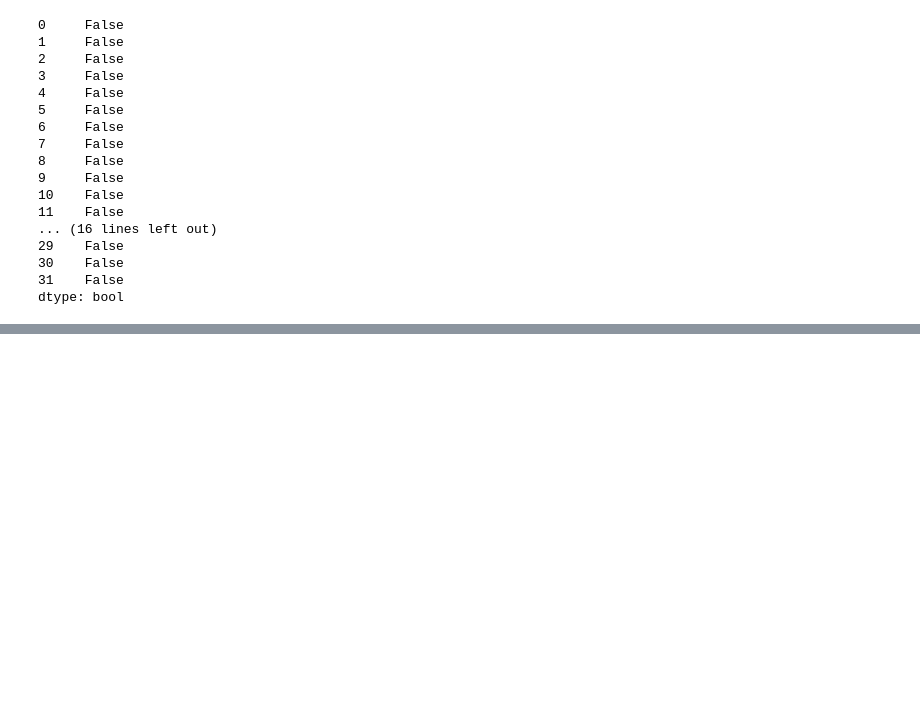
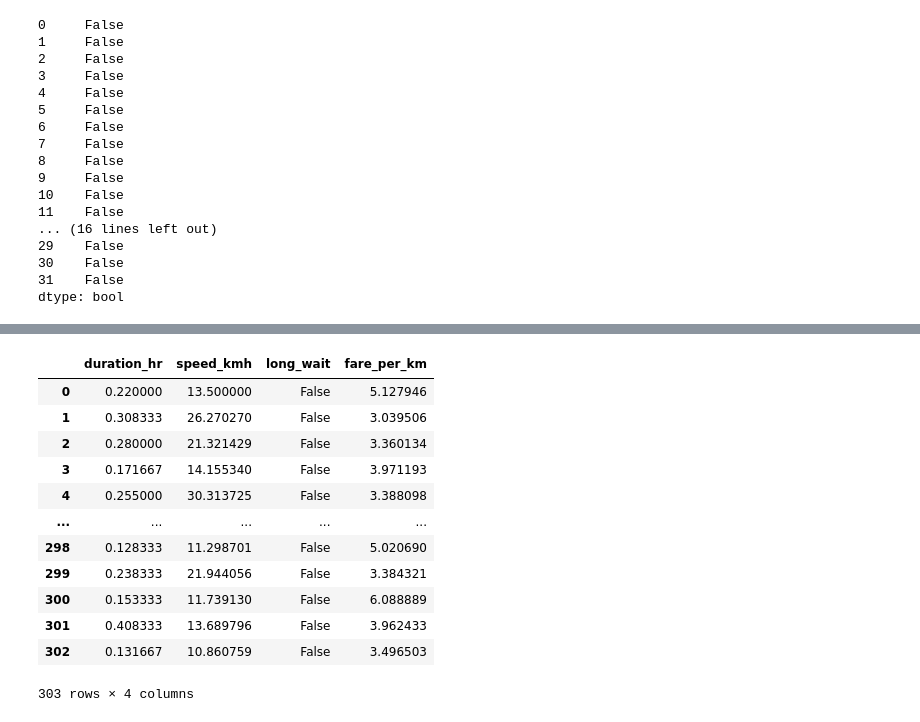
Before and after one commit to XiaomingLiGit/Descriptive-Statistics, a Jupyter notebook: w3/class 6.ipynb, the cells around one changed output, grey strips where cells are left out. Saved outputs shown, nothing was run; the diff lists cells and outputs as text; code cells hidden in the pictures; blank space fills up the shorter version.

```diff
--- a/w3/class 6.ipynb
+++ b/w3/class 6.ipynb
@@ -610,0 +771,27 @@ df.drop_duplicates(inplace = True)
+# %%
+# Create variables only when their meaning is clear and defensible.
+
+# duration_min
+df['duration_hr'] = df['duration_min'] /60
+
+df['speed_kmh'] = df['distance_km'] / df['duration_hr']
+
+df['long_wait'] = df['waiting_time_min'] > 10
+
+df['fare_per_km'] = df['fare'] / df['distance_km']
+
+df[['duration_hr', 'speed_kmh', 'long_wait', 'fare_per_km']]
+# %% [output]
+|  | duration_hr | speed_kmh | long_wait | fare_per_km |
+| 0 | 0.220000 | 13.500000 | False | 5.127946 |
+| 1 | 0.308333 | 26.270270 | False | 3.039506 |
+| 2 | 0.280000 | 21.321429 | False | 3.360134 |
+| 3 | 0.171667 | 14.155340 | False | 3.971193 |
+| 4 | 0.255000 | 30.313725 | False | 3.388098 |
+| ... | ... | ... | ... | ... |
+| 298 | 0.128333 | 11.298701 | False | 5.020690 |
+| 299 | 0.238333 | 21.944056 | False | 3.384321 |
+| 300 | 0.153333 | 11.739130 | False | 6.088889 |
+| 301 | 0.408333 | 13.689796 | False | 3.962433 |
+| 302 | 0.131667 | 10.860759 | False | 3.496503 |
+303 rows × 4 columns
```
Also changed, not shown: parts of 22 cells of this notebook.
